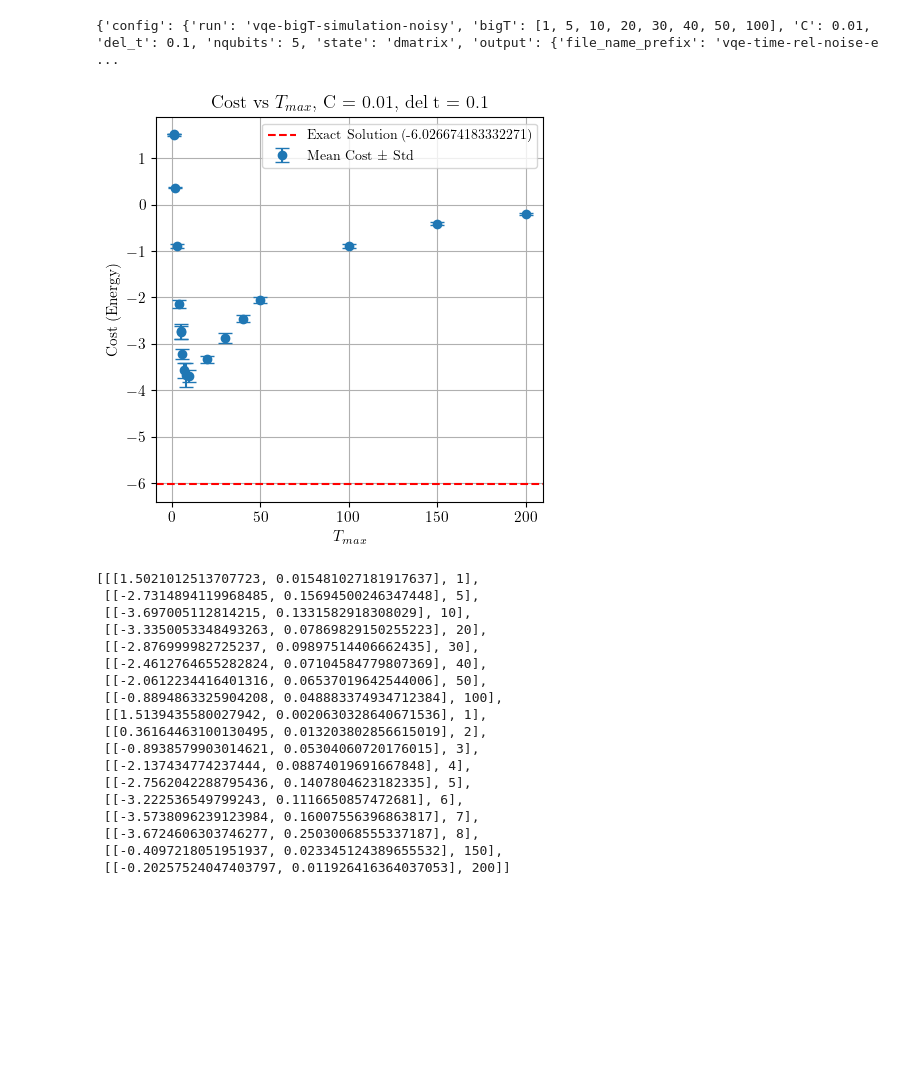
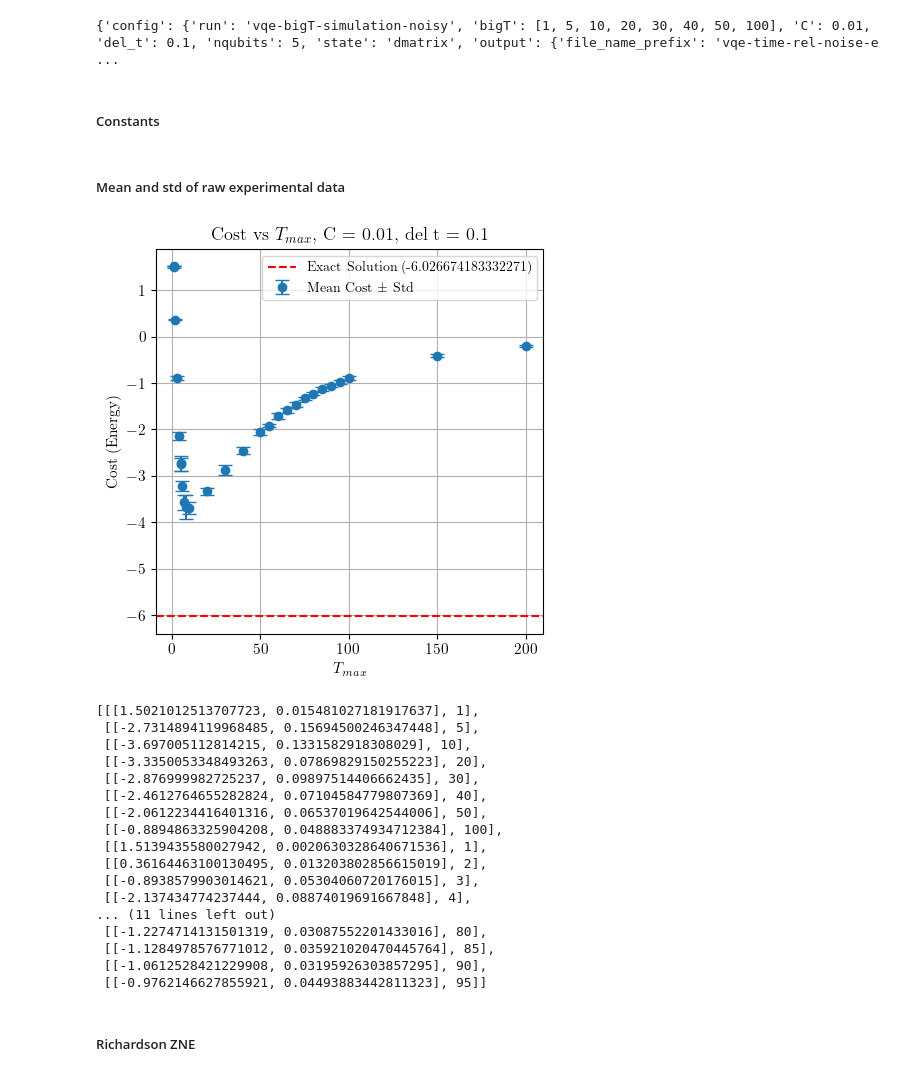
Before and after one commit to arijit-ship/indirect-zne-time-rel-noise, a Jupyter notebook: experimets/noisey-5q-c0.01_delt0.1/experiment.ipynb, the cells around one changed output. Saved outputs shown, nothing was run; the diff lists cells and outputs as text; code cells hidden in the pictures; blank space fills up the shorter version.

```diff
--- a/experimets/noisey-5q-c0.01_delt0.1/experiment.ipynb
+++ b/experimets/noisey-5q-c0.01_delt0.1/experiment.ipynb
@@ -64,0 +63,2 @@ C = 0.01
+# %% [markdown]
+##### Constants
@@ -65,37 +69,39 @@ C = 0.01
+# %% [markdown]
+##### Mean and std of raw experimental data
 # %%
-data_analysis = []
+EXPERIMENTAL_PROCESSED_DATA = []
 for data in data_list:
     temp_cost_list = data["output"]["optimized_minimum_cost"]
     t_max = data["config"]["ansatz"]["ugate"]["time"]["max"]
     cost_mean = np.mean(temp_cost_list)
     cost_std = np.std(temp_cost_list)
-    data_analysis.append([[cost_mean, cost_std], t_max])
+    EXPERIMENTAL_PROCESSED_DATA.append([[cost_mean, cost_std], t_max])
 
 # Extract data for plotting
 
 
-t_values = [item[1] for item in data_analysis]           # t_max values on x-axis
-cost_means = [item[0][0] for item in data_analysis]      # mean cost
-cost_stds = [item[0][1] for item in data_analysis]       # std cost
+t_values = [item[1] for item in EXPERIMENTAL_PROCESSED_DATA]           # t_max values on x-axis
+cost_means = [item[0][0] for item in EXPERIMENTAL_PROCESSED_DATA]      # mean cost
+cost_stds = [item[0][1] for item in EXPERIMENTAL_PROCESSED_DATA]       # std cost
 
 # Plot mean with std as error bars (points only, no connecting line)
 plt.figure(figsize=(5,5))
 plt.errorbar(t_values, cost_means, yerr=cost_stds, fmt='o', capsize=5, label='Mean Cost ± Std')
 
 # Plot exact solution as a horizontal line
 plt.axhline(y=EXACT_SOLUTION, color='red', linestyle='--', label=f'Exact Solution ({EXACT_SOLUTION})')
 
 # Labels and title
 plt.xlabel('$T_{max}$')
 plt.ylabel('Cost (Energy)')
 plt.title("Cost vs $T_{max}$, C = 0.01, del t = 0.1")
 plt.grid(True)
 plt.legend()
 plt.show()
 # %% [output]
-[figure, old version]
+[figure, new version]
 # %%
-data_analysis
+EXPERIMENTAL_PROCESSED_DATA
 # %% [output]
 [[[1.5021012513707723, 0.015481027181917637], 1],
  [[-2.7314894119968485, 0.15694500246347448], 5],
@@ -109,10 +115,11 @@ data_analysis
  [[0.36164463100130495, 0.013203802856615019], 2],
  [[-0.8938579903014621, 0.05304060720176015], 3],
  [[-2.137434774237444, 0.08874019691667848], 4],
- [[-2.7562042288795436, 0.1407804623182335], 5],
- [[-3.222536549799243, 0.1116650857472681], 6],
- [[-3.5738096239123984, 0.16007556396863817], 7],
- [[-3.6724606303746277, 0.25030068555337187], 8],
- [[-0.4097218051951937, 0.023345124389655532], 150],
- [[-0.20257524047403797, 0.011926416364037053], 200]]
+... (11 lines left out)
+ [[-1.2274714131501319, 0.03087552201433016], 80],
+ [[-1.1284978576771012, 0.035921020470445764], 85],
+ [[-1.0612528421229908, 0.03195926303857295], 90],
+ [[-0.9762146627855921, 0.04493883442811323], 95]]
+# %% [markdown]
+##### Richardson ZNE
 # %%
```
Also changed, not shown: parts of 14 cells of this notebook, 10 other files.
